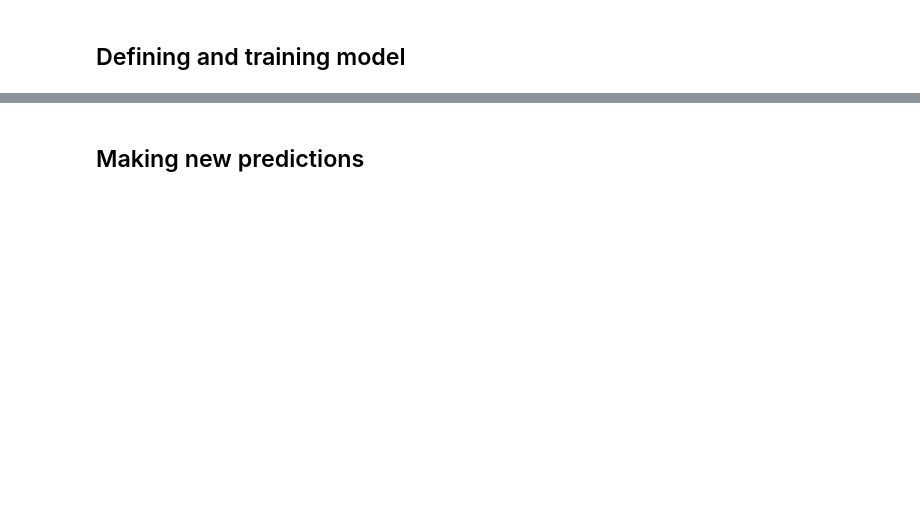
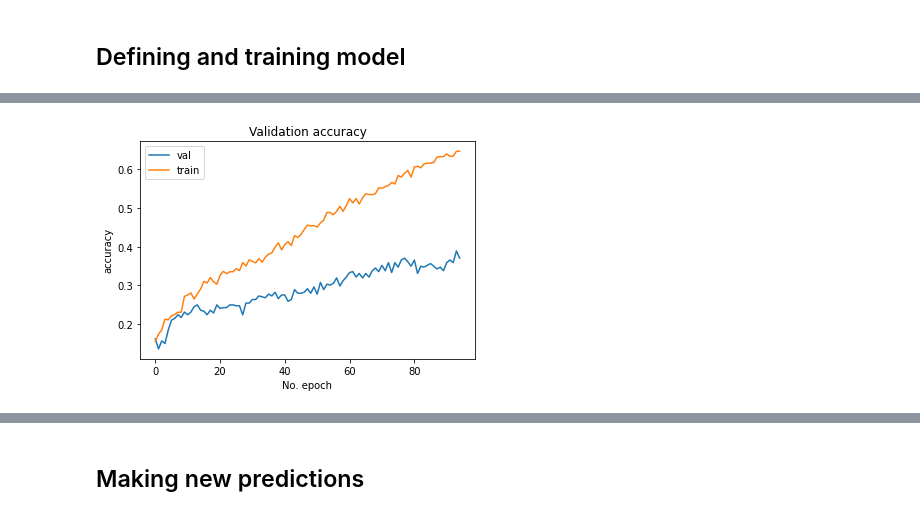
Before and after one commit to ABHISHEK03312/Speech_Emotion_recognition, a Jupyter notebook: Training SER Model.ipynb, the cells around one changed output, grey strips where cells are left out. Drawn from its saved outputs; the diff is of its cells as text; code cells hidden in the pictures; blank space fills up the shorter version.

```diff
--- a/Training SER Model.ipynb
+++ b/Training SER Model.ipynb
@@ -32,0 +129,10 @@ y_test_cnn = encoder.fit_transform(np.array(y_test).reshape(-1,1)).toarray()
+# %%
+plt.plot(history.history['val_accuracy'])
+plt.plot(history.history['accuracy'])
+plt.title('Validation accuracy')
+plt.ylabel('accuracy')
+plt.xlabel('No. epoch')
+plt.legend(['val', 'train'], loc='upper left')
+plt.show()
+# %% [output]
+[figure, added]
```
Also changed, not shown: parts of 39 cells of this notebook, 9 other files.
